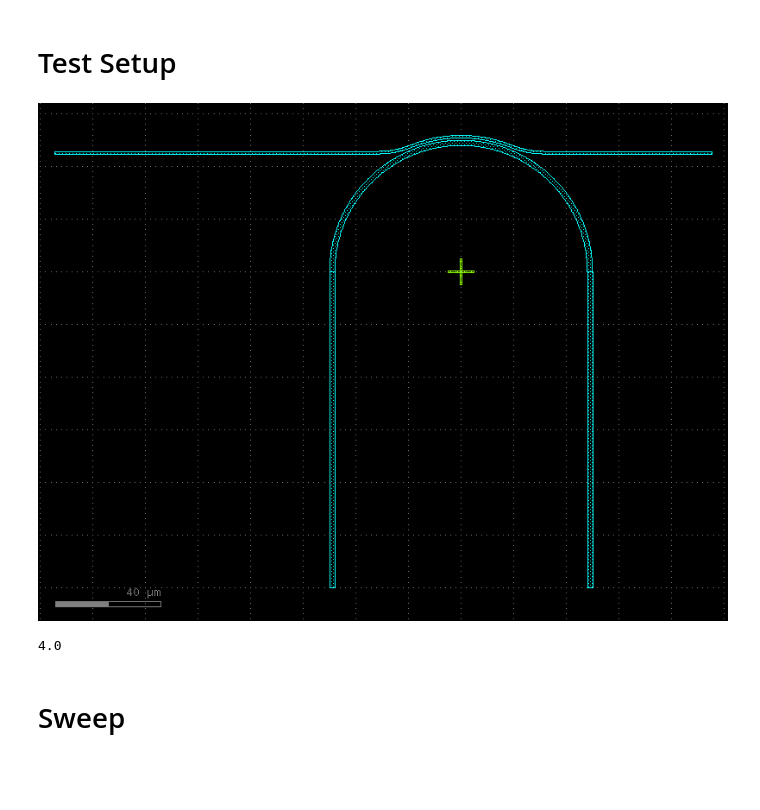
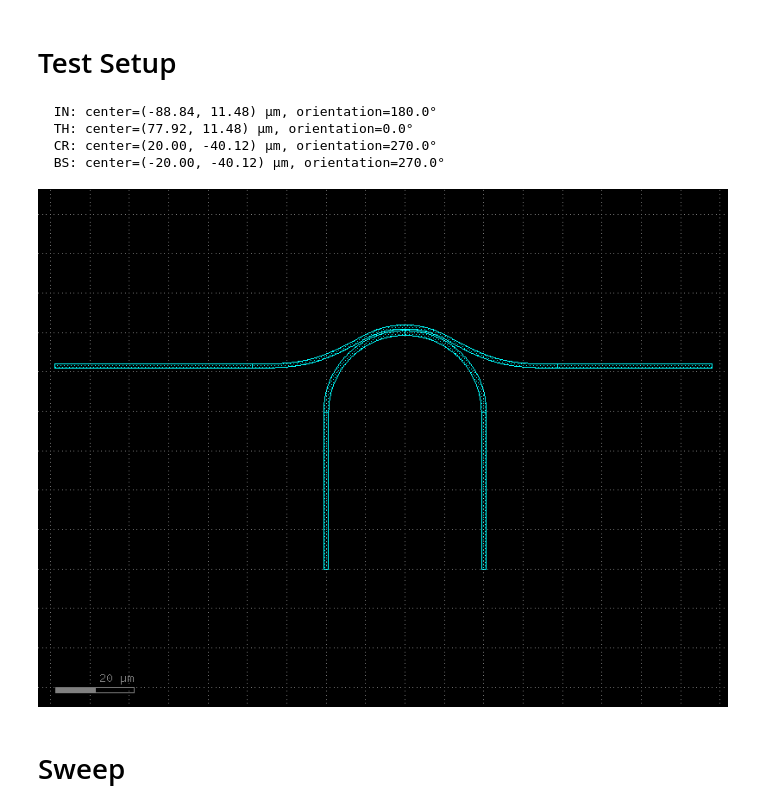
Before and after one commit to ankit-bm/Lumerical_scripts_Ligentec_NU_1, a Jupyter notebook: directional_coupler/DirectionalCoupler_Pulley_Kappa_Square_Multi_param_sweep.ipynb, the cells around one changed output. Drawn from its saved outputs; the diff is of its cells as text; code cells hidden in the pictures; blank space fills up the shorter version.

```diff
--- a/directional_coupler/DirectionalCoupler_Pulley_Kappa_Square_Multi_param_sweep.ipynb
+++ b/directional_coupler/DirectionalCoupler_Pulley_Kappa_Square_Multi_param_sweep.ipynb
@@ -75,16 +75,30 @@ LambdaStart    = 1540E-9
 LambdaStop     = 1560E-9
 
 Height         = 800E-9
-XLength        = 10E-6
-YLength        = 10E-6
+XLength        = 100E-6
+YLength        = 20E-6
 
 Material           = "Si3N4 (Silicon Nitride) - Luke"
-Index              = 2        # optional, used if material = '<Object defined dielectric>'
+use_index          = True
+Index              = 1.97       # optional, used if material = '<Object defined dielectric>'
 BackgroundMaterial = "SiO2 (Glass) - Palik"
 SimulationTime     = 500E-12
 FrequencyPoints    = 200
 
 print(f"Frequency Points: {FrequencyPoints}")
+
+#------------------------------------------------------------
+# SWEEP LISTS  (Width, ArcRadius, CouplingLength, Gap)
+#------------------------------------------------------------
+
+WgWidthIO         = 1.0E-6
+Widths            = np.array([1600])* 1E-9
+ArcRadii          = np.array([25])* 1E-6
+# CouplingLengths   = np.array(np.arange(5,31,5))*1E-6
+CouplingLengths   = np.array([10])*1E-6
+# Gaps              = np.array(np.arange(300,1010,100))*1E-9
+Gaps            = np.array([300])*1E-9
+Eulers       = [1]
 # %% [output]
 Frequency Points: 200
 # %% [markdown]
@@ -92,27 +106,32 @@ Frequency Points: 200
 # %%
 gf.clear_cache()
 
 DC_Pulley = gf.Component("DC_Pulley")
 
-DC_P = DC_Pulley << DirectionalCoupler_Pulley(TotLengthX = 300.0,
-    InLengthX = 120.0,
-    Radius = 50.0,
-    WgWidth = 1.0,
-    RingWgWidth = 2.0,
-    Gap = 0.85,
-    ThetaC = 40.0,
-    BendRadiusIO = 25.0,
+DC_P = DC_Pulley << DirectionalCoupler_Pulley(
+    TotLengthX = 100.0,
+    InLengthX = 50.0,
+    LengthY=2*YLength*1e6,
+    Radius = 20.0,
+    WgWidthIO = 1.0,
+    WgWidth = 1.25,
+    Gap = 0.4,
+    CouplingLength = 20.0,
+    BendRadiusIO = 30.0,
     Euler = 1,
-    Layer = (2, 0),)
+    Layer = (2, 0))
 
-DC_Pulley.write_gds("DC_Pulley_test.gds")
+# DC_Pulley.write_gds("DC_Pulley_test.gds")
+# Verify ports
+for p in DC_P.ports:
+    print(f"  {p.name}: center=({p.dcenter[0]:.2f}, {p.dcenter[1]:.2f}) µm, orientation={p.orientation}°")
 DC_Pulley.plot()
 # %% [output]
+  IN: center=(-88.84, 11.48) µm, orientation=180.0°
+  TH: center=(77.92, 11.48) µm, orientation=0.0°
+  CR: center=(20.00, -40.12) µm, orientation=270.0°
+  BS: center=(-20.00, -40.12) µm, orientation=270.0°
-[figure, old version]
+[figure, new version]
-# %%
-f.gdsimport("DC_Pulley_test.gds", "DC_Pulley" ,"2:0", Material, 0, Height)
-# %% [output]
-4.0
 # %% [markdown]
 # Sweep
 # %%
```
Also changed, not shown: parts of 3 cells of this notebook, 7 other files.
